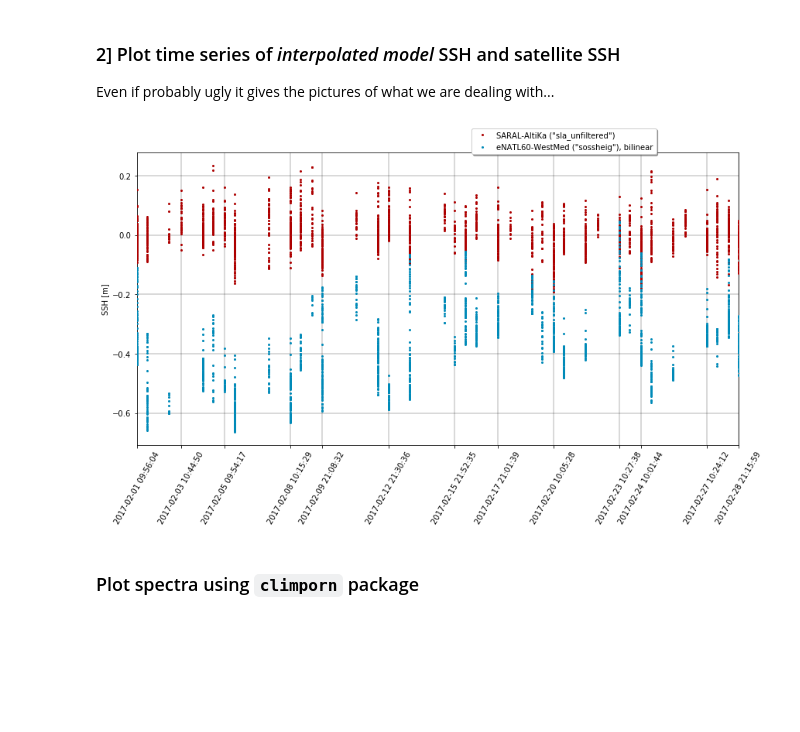
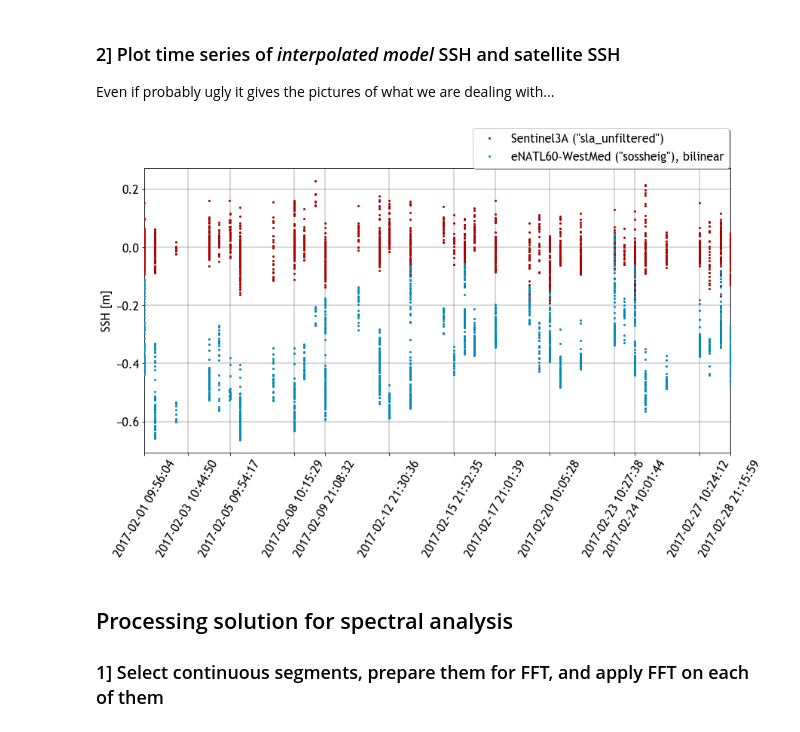
Before and after one commit to brodeau/gonzag, a Jupyter notebook: notebook/alongtrack_sat_vs_nemo.ipynb, the cells around one changed output. Drawn from its saved outputs; the diff is of its cells as text; code cells hidden in the pictures; blank space fills up the shorter version.

```diff
--- a/notebook/alongtrack_sat_vs_nemo.ipynb
+++ b/notebook/alongtrack_sat_vs_nemo.ipynb
@@ -7,20 +12,24 @@ This notebook demonstrates how you can blablabla
 # %%
 import sys
 from os import getenv
+import warnings
+warnings.filterwarnings("ignore")
 
 GONZAG_DIR   = getenv('HOME')+'/DEV/gonzag'
 sys.path.append(GONZAG_DIR)
 
-import gonzag as gz
+import gonzag as gzg
 from gonzag.config import ldebug
 
 GONZAG_DATA_DIR = '/MEDIA/data/GONZAG/gonzag_input'
 
 # Satellite input data:
+name_sat = 'Sentinel3A'
 file_sat = GONZAG_DATA_DIR+'/SENTINEL3A_20170130-20170303.nc'
 name_ssh_sat = 'sla_unfiltered'
 
 # Model input data:
+name_mod = 'eNATL60-WestMed'
 file_mod = GONZAG_DATA_DIR+'/sossheig_box_WestMed_eNATL60-BLBT02_20170201-20170228.nc'
 name_ssh_mod = 'sossheig'
 file_lsm_mod = file_mod; name_lsm_mod = '_FillValue' ; # we use _FillValue attribute of "nams_ssh_mod" in "file_mod"
@@ -28,9 +37,9 @@ l_griddist = False ; # grid is not strongly distorded
 # %% [markdown]
 ### Time overlap between model and satellite data ?
 # %%
-    (it1,it2), (Nts,Ntm) = gz.GetEpochTimeOverlap( file_sat , file_mod )
+    (it1,it2), (Nts,Ntm) = gzg.GetEpochTimeOverlap( file_sat , file_mod )
     print(' *** Time overlap between model and satellite in UNIX epoch time: it1, it2', it1,'--',it2)
-    print('   => UTC: "'+gz.EpochT2Str(it1)+'" to "'+gz.EpochT2Str(it2)+'"\n')
+    print('   => UTC: "'+gzg.EpochT2Str(it1)+'" to "'+gzg.EpochT2Str(it2)+'"\n')
 # %% [output]
  *** Time overlap between model and satellite in UNIX epoch time: it1, it2 1485909000.0 -- 1488324600.0
    => UTC: "Wed Feb  1 00:30:00 2017" to "Tue Feb 28 23:30:00 2017"
@@ -61,7 +70,7 @@ l_griddist = False ; # grid is not strongly distorded
 # %% [markdown]
 ## Create object `SatelliteTrack` containing all the satellite track (aka _target_) info
 # %%
-SatelliteTrack = gz.SatTrack( file_sat, it1, it2, Np=Nts, \
+SatelliteTrack = gzg.SatTrack( file_sat, it1, it2, Np=Nts, \
                               domain_bounds=ModelGrid.domain_bounds, l_0_360=ModelGrid.l360 )
 # %% [output]
  *** [SatTrack()] Analyzing the time vector in /MEDIA/data/GONZAG/gonzag_input/SENTINEL3A_20170130-20170303.nc ...
@@ -72,7 +81,7 @@ SatelliteTrack = gz.SatTrack( file_sat, it1, it2, Np=Nts, \
 # %% [markdown]
 ## Build the bilinear mapping & Perform the space-time interpolation
 # %%
-Solution = gz.Model2SatTrack( ModelGrid, name_ssh_mod, SatelliteTrack, name_ssh_sat )
+Solution = gzg.Model2SatTrack( ModelGrid, name_ssh_mod, SatelliteTrack, name_ssh_sat )
 # %% [output]
  *** "found" distance criterion when searching for nearest point on model grid is  1.3961514174799983  km
 
@@ -144,24 +136,25 @@ Even if probably ugly it gives the pictures of what we are dealing with...
 # %%
 import matplotlib.dates as mdates
 
 clr_sat = '#AD0000'
 clr_mod = '#008ab8'
 
 VT = mdates.epoch2num(Solution.time) ; # time from UNIX Epoch to Matlplotlib friendly...
 
 fig = plt.figure(num = 1, figsize=(12,7), facecolor='w', edgecolor='k')
 ax = plt.axes([0.07, 0.24, 0.9, 0.75])
 ax.set_xticks(VT[::200])
 ax.xaxis.set_major_formatter(mdates.DateFormatter('%Y-%m-%d %H:%M:%S'))
 plt.xticks(rotation='60')
-plt.plot(VT, Solution.ssh_sat, '.', color=clr_sat, markersize=4, label='SARAL-AltiKa'+' ("'+name_ssh_sat+'")', zorder=10)
-plt.plot(VT, Solution.ssh_mod, '.', color=clr_mod, markersize=4,  label='eNATL60-WestMed'+' ("'+name_ssh_mod+'"), bilinear', zorder=15)
+plt.plot(VT, Solution.ssh_sat, '.', color=clr_sat, markersize=4, label=name_sat+' ("'+name_ssh_sat+'")', zorder=10)
+plt.plot(VT, Solution.ssh_mod, '.', color=clr_mod, markersize=4,  label=name_mod+' ("'+name_ssh_mod+'"), bilinear', zorder=15)
 #ax.set_ylim(-r_max_amp_ssh,r_max_amp_ssh) ;
 ax.set_xlim(VT[0],VT[-1])
 plt.ylabel('SSH [m]')
 ax.grid(color='k', linestyle='-', linewidth=0.3)
 lgnd = plt.legend(bbox_to_anchor=(0.55, 0.98), ncol=1, shadow=True, fancybox=True)
 # %% [output]
-[figure, old version]
+[figure, new version]
-# %% [markdown]
-### Plot spectra using `climporn` package
+# %% [markdown]
+## Processing solution for spectral analysis
+### 1] Select continuous segments, prepare them for FFT, and apply FFT on each of them
```
Also changed, not shown: parts of 7 cells of this notebook, 3 other files.
